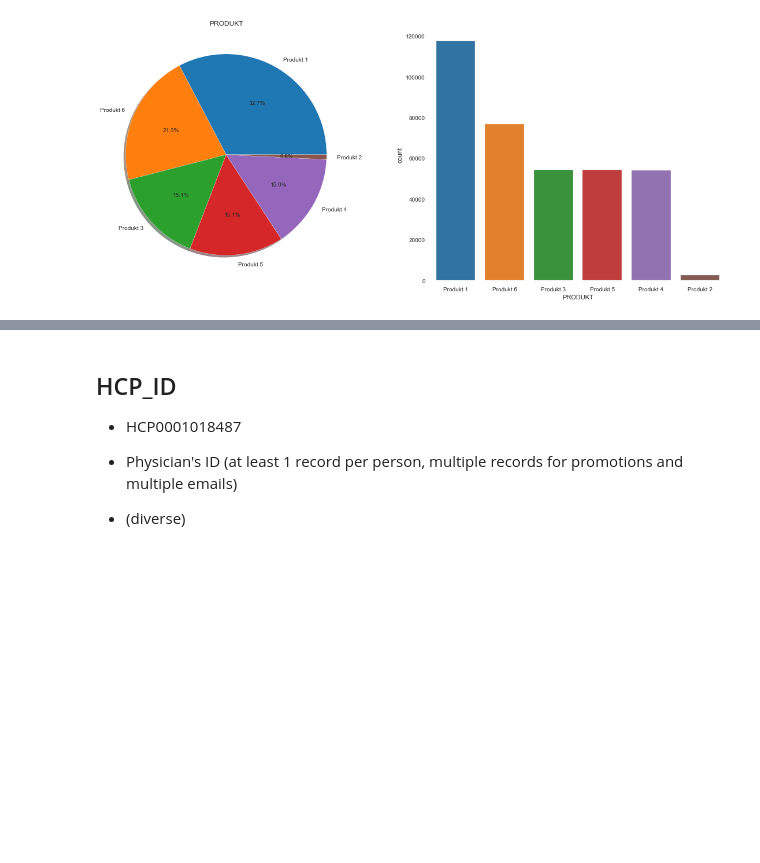
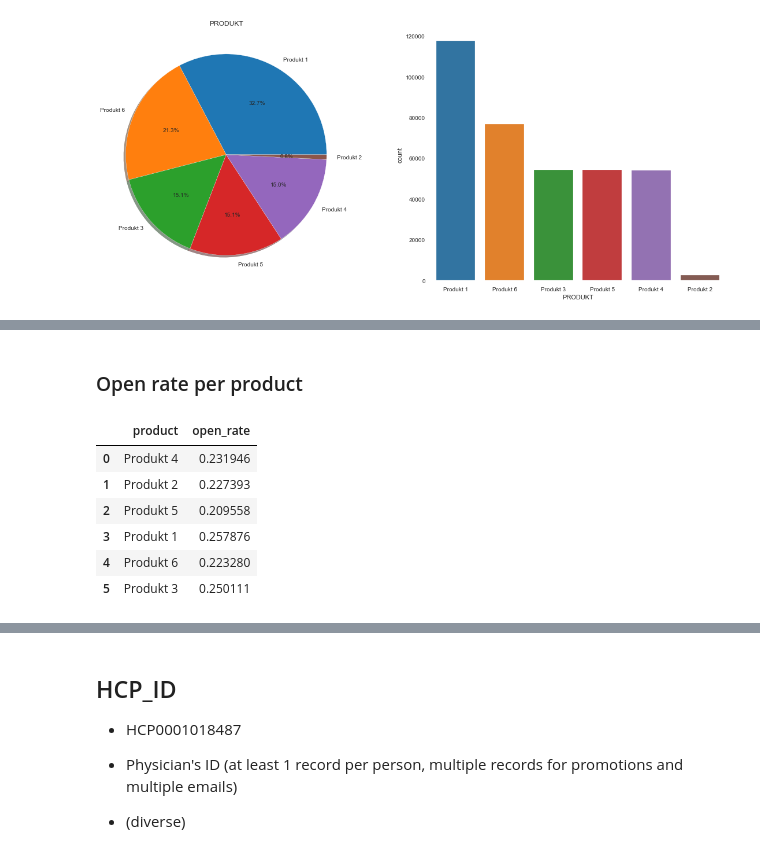
Before and after one commit to ck-unifr/analysis_email_performance, a Jupyter notebook: analysis_email_performance.ipynb, the cells around one changed output, grey strips where cells are left out. Cells and saved outputs as stored; diff of their text form; code cells hidden in the pictures; blank space fills up the shorter version.

```diff
--- a/analysis_email_performance.ipynb
+++ b/analysis_email_performance.ipynb
@@ -1607,0 +1658,21 @@ plot_pie_bar(df, 'PRODUKT', title='')
+# %% [markdown]
+### Open rate per product
+# %%
+dict_open_rate_product = {'product':[], 'open_rate':[]}
+
+for product in products:
+    open_rate = compute_open_rate(df[df['PRODUKT'] == product])
+    dict_open_rate_product['product'].append(product)
+    dict_open_rate_product['open_rate'].append(open_rate)
+
+
+pd_open_rate_product = pd.DataFrame(dict_open_rate_product)
+pd_open_rate_product
+# %% [output]
+|  | product | open_rate |
+| 0 | Produkt 4 | 0.231946 |
+| 1 | Produkt 2 | 0.227393 |
+| 2 | Produkt 5 | 0.209558 |
+| 3 | Produkt 1 | 0.257876 |
+| 4 | Produkt 6 | 0.223280 |
+| 5 | Produkt 3 | 0.250111 |
```
Also changed, not shown: parts of 15 cells of this notebook.
